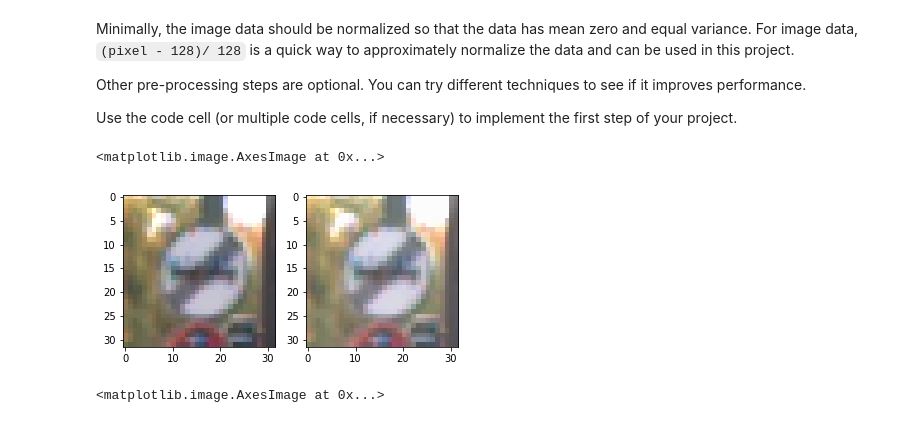
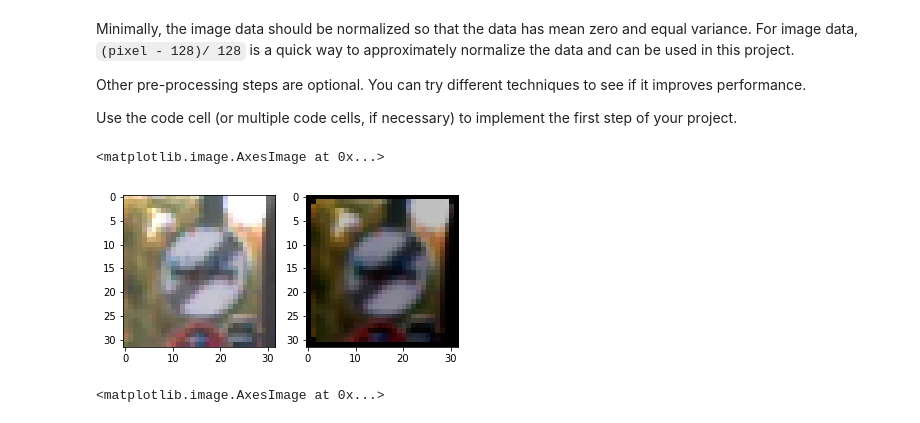
Before and after one commit to rednotion/traffic-sign-classifier, a Jupyter notebook: Traffic_Sign_Classifier.ipynb, the cells around one changed output. Saved outputs shown, nothing was run; the diff lists cells and outputs as text; code cells hidden in the pictures.

Commit message:
writeup images

```diff
--- a/Traffic_Sign_Classifier.ipynb
+++ b/Traffic_Sign_Classifier.ipynb
@@ -171,14 +171,14 @@ def normalize(x):
 # %%
 test = X_train[101]
 fig, ax = plt.subplots(1, 2)
 ax[0].imshow(test)
 
 processed = tf.Session().run(tweak(test))
-# processed = rotate(processed)
+processed = rotate(processed)
 ax[1].imshow(processed)
 # %% [output]
 <matplotlib.image.AxesImage at 0x...>
-[figure, old version]
+[figure, new version]
 # %%
 test = mpimg.imread('./test_images/test1.jpg')
 #test = cv2.cvtColor(test, cv2.COLOR_BGRA2BGR)
```
Also changed, not shown: parts of 2 cells of this notebook, 5 other files.
